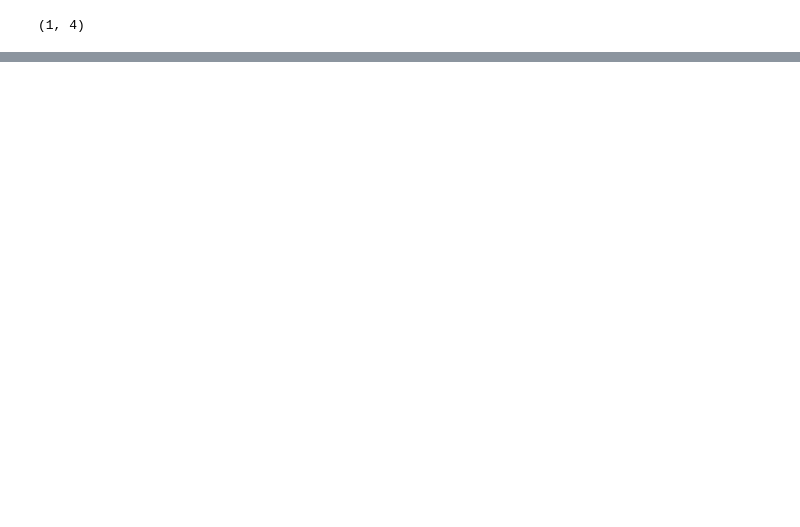
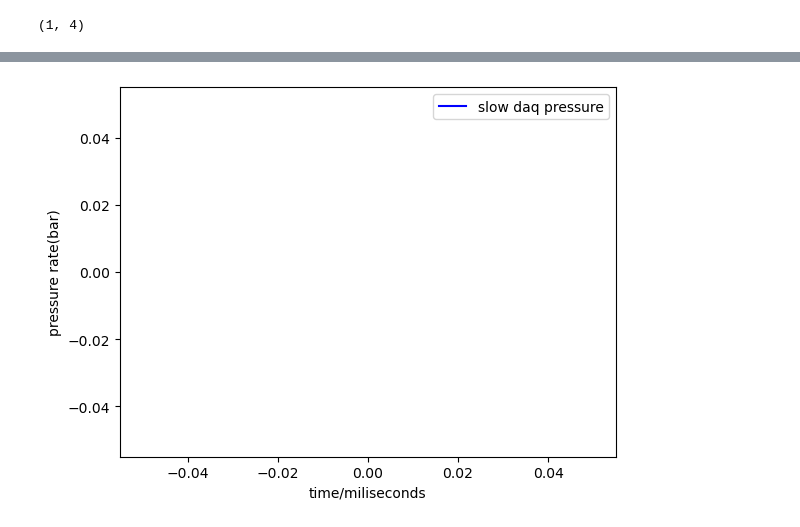
Before and after one commit to SBC-Collaboration/LAr10Ana, a Jupyter notebook: nb/rzhang/Piezo-Waveforms.ipynb, the cells around one changed output, grey strips where cells are left out. Drawn from its saved outputs; the diff is of its cells as text; code cells hidden in the pictures; blank space fills up the shorter version.

```diff
--- a/nb/rzhang/Piezo-Waveforms.ipynb
+++ b/nb/rzhang/Piezo-Waveforms.ipynb
@@ -141,0 +185,24 @@ time_fit_range = time_list_ms[starting_indx:ending_indx]
+# %%
+slowdaq_PT = data["slow_daq"]['PT2121']
+
+slowdaq_time = [i*10 for i in range(len(slowdaq_PT))]
+fig, ax1 = plt.subplots()
+# startpoint = 10000
+# endpoint = 10730
+startpoint = 10815
+endpoint = 10910
+l1 = ax1.plot(slowdaq_time[startpoint:endpoint],slowdaq_PT[startpoint:endpoint], label="slow daq pressure",color="blue")
+
+ax1.set_xlabel("time/miliseconds")
+ax1.set_ylabel("pressure rate(bar)")
+# ax1.set_xlim(10000, 820)
+# ax1.set_ylim(7.5,12)
+ax1.legend()
+
+slowdaq_time_wo_sync = slowdaq_time[startpoint:endpoint]
+slowdaq_PT_sync = slowdaq_PT[startpoint:endpoint]
+slowdaq_time_sync = []
+for i in range(len(slowdaq_time_wo_sync)):
+    slowdaq_time_sync.append(slowdaq_time_wo_sync[i]-startpoint*10)
+# %% [output]
+[figure, added]
```
Also changed, not shown: parts of 21 cells of this notebook, 15 other files.
